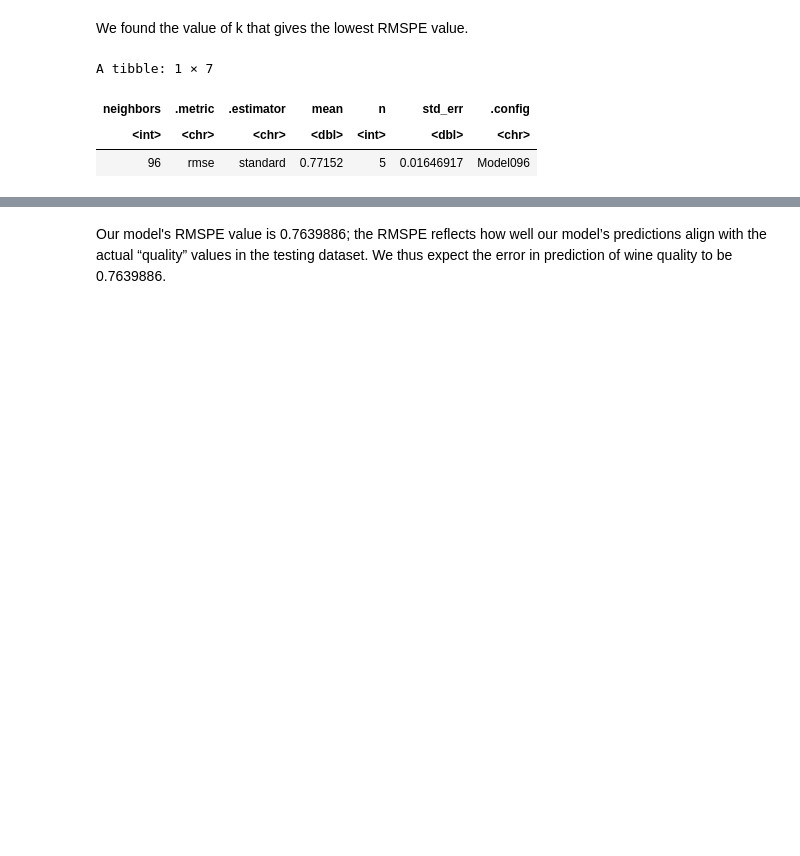
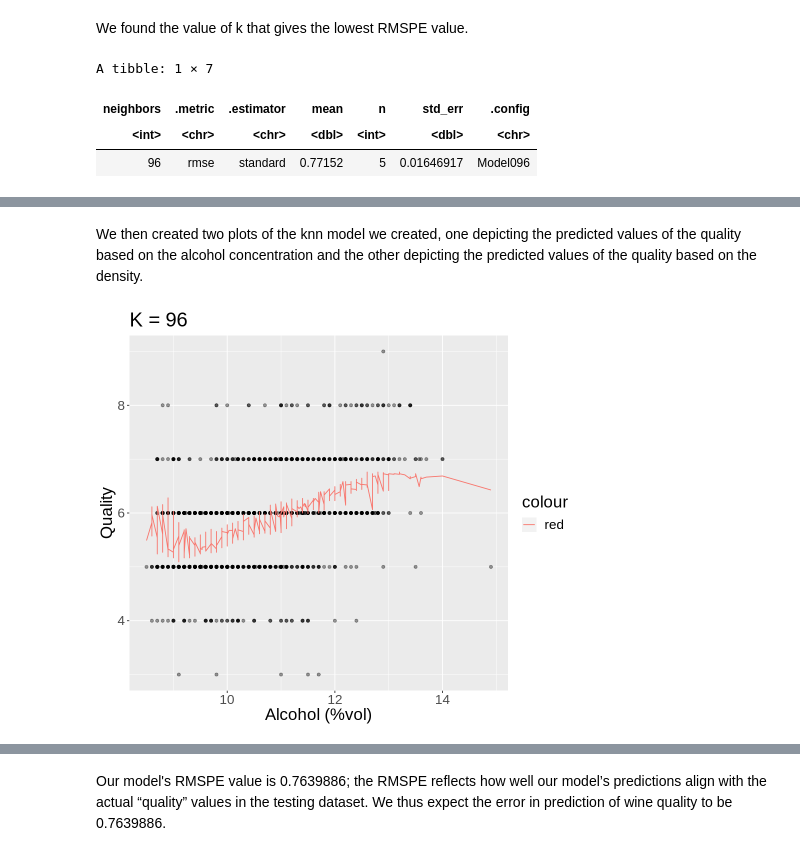
Before and after one commit to NataliaGarciaArias/dsci_group_project, a Jupyter notebook: kevin_edit_proposal-2.ipynb, the cells around one changed output, grey strips where cells are left out. Cells and saved outputs as stored; diff of their text form; code cells hidden in the pictures; blank space fills up the shorter version.

```diff
--- a/kevin_edit_proposal-2.ipynb
+++ b/kevin_edit_proposal-2.ipynb
@@ -489,0 +479,9 @@ A tibble: 1 × 3
+# %%
+#set seed
+set.seed(1692)
+
+#make predictions on the training data
+wine_summary_training <- wine_best_fit %>%
+predict(wine_training) %>%
+bind_cols(wine_training)
+wine_summary_training
@@ -489,0 +508,17 @@ A tibble: 1 × 3
+# %% [markdown]
+We then created two plots of the knn model we created, one depicting the predicted values of the quality based on the alcohol concentration and the other depicting the predicted values of the quality based on the density.
+# %%
+#create a plot of the knn model showing the predicted values vs. alcohol concentration
+options(repr.plot.width = 8, repr.plot.height = 7)
+wine_knn_plot_model_alcohol <- ggplot(wine_training, aes(x = alcohol, y = quality)) +
+geom_point(alpha = 0.4) +
+geom_line(data = wine_summary_training,
+          mapping = aes(x = alcohol, y = .pred,
+          color = "red")) +
+xlab("Alcohol (%vol)") +
+ylab("Quality") +
+ggtitle("K = 96") +
+theme(text = element_text(size = 20))
+wine_knn_plot_final_alcohol
+# %% [output]
+[figure, added]
```
Also changed, not shown: parts of 19 cells of this notebook.
